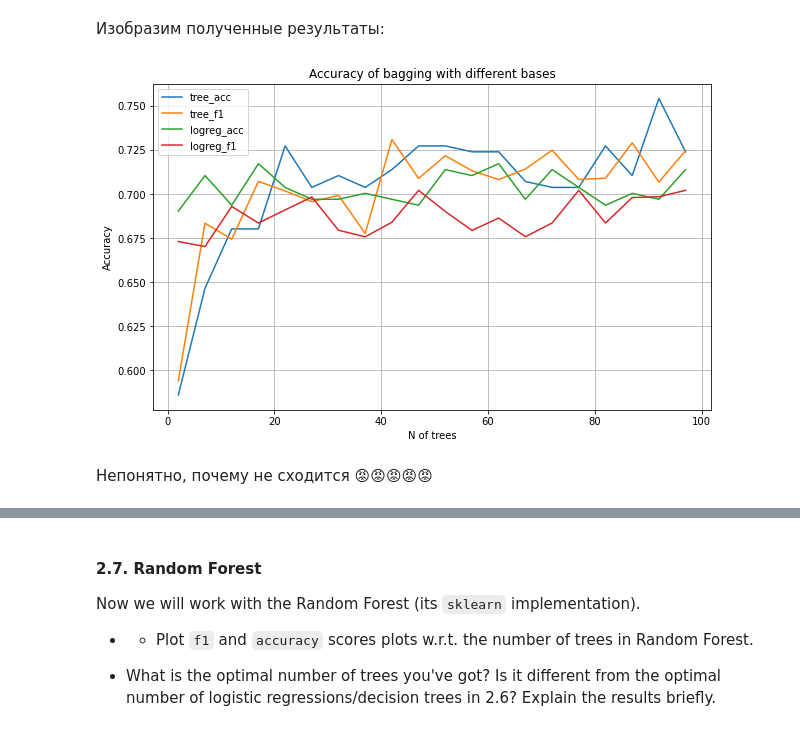
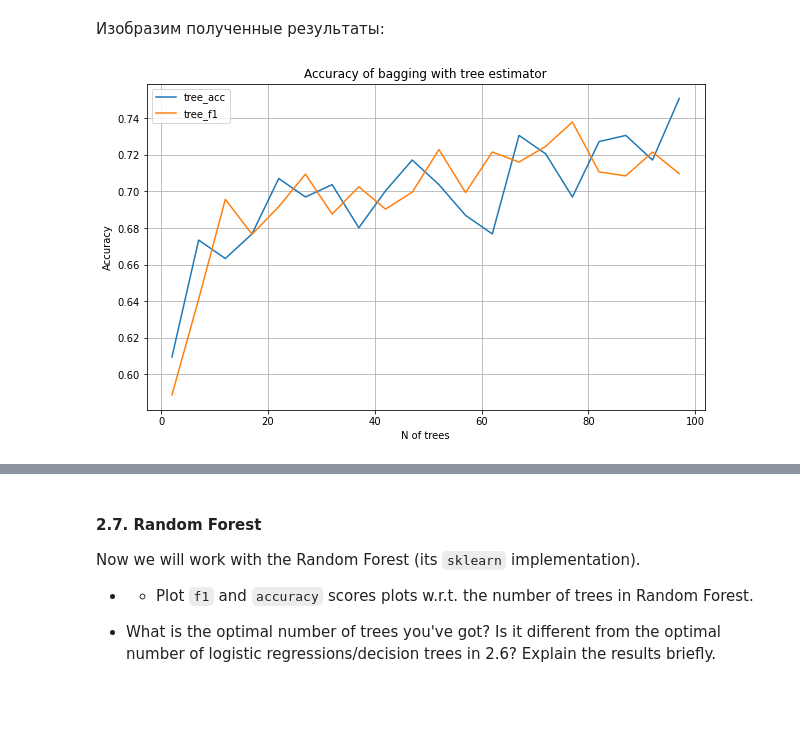
Before and after one commit to adtsvetkov/ml_made, a Jupyter notebook: Lab1_part2_ml_pipeline.ipynb, the cells around one changed output, grey strips where cells are left out. Saved outputs shown, nothing was run; the diff lists cells and outputs as text; code cells hidden in the pictures; blank space fills up the shorter version.

```diff
--- a/Lab1_part2_ml_pipeline.ipynb
+++ b/Lab1_part2_ml_pipeline.ipynb
@@ -510,21 +517,23 @@ We will build two ensembles: of logistic regressions and of decision trees.
 # %% [markdown]
 Возьмем лучшие параметры, которые мы посчитали выше, и пройдемся по количеству ансамблей.
 # %%
-best_logreg_f1 = LogisticRegression(multi_class='multinomial',
+best_logreg_f1 = LogisticRegressionCV(multi_class='multinomial',
                        solver='saga',
                        tol=1e-3,
-                       max_iter=500, penalty='l2', C=2)
+                       max_iter=500, penalty='l1', Cs=5)
 
-best_tree_f1 = DecisionTreeClassifier(max_depth=74)
+best_tree_f1 = DecisionTreeClassifier(max_depth=90)
 
-best_logreg_acc = LogisticRegression(multi_class='multinomial',
+best_logreg_acc = LogisticRegressionCV(multi_class='multinomial',
                        solver='saga',
                        tol=1e-3,
-                       max_iter=500, penalty='l2', C=1)
+                       max_iter=500, penalty='l1', Cs=3)
 
-best_tree_acc = DecisionTreeClassifier(max_depth=24)
+best_tree_acc = DecisionTreeClassifier(max_depth=36)
 # %%
 from sklearn.ensemble import BaggingClassifier
+import warnings
+from sklearn.exceptions import ConvergenceWarning
 
 tree_acc = []
 tree_f1 = []
@@ -535,10 +544,11 @@ logreg_f1 = []
 for i in range(2, 100, 5):
 
     # сначала f1 часть
-
-    clf1 = BaggingClassifier(base_estimator=best_logreg_f1, n_estimators=i)
-    clf1.fit(X_train_pca, y_train)
-    logreg_f1.append(f1_score(y_test, clf1.predict(X_test_pca), average="macro"))
+    with warnings.catch_warnings():
+        warnings.filterwarnings("ignore", category=ConvergenceWarning)
+        clf1 = BaggingClassifier(base_estimator=best_logreg_f1, n_estimators=i, bootstrap=False)
+        clf1.fit(X_train_pca, y_train)
+        logreg_f1.append(f1_score(y_test, clf1.predict(X_test_pca), average="macro"))
 
     clf2 = BaggingClassifier(base_estimator=best_tree_f1, n_estimators=i)
     clf2.fit(X_train_pca, y_train)
@@ -546,9 +556,11 @@ for i in range(2, 100, 5):
 
     # затем acc
 
-    clf3 = BaggingClassifier(base_estimator=best_logreg_acc, n_estimators=i)
-    clf3.fit(X_train_pca, y_train)
-    logreg_acc.append(accuracy_score(y_test, clf3.predict(X_test_pca)))
+    with warnings.catch_warnings():
+        warnings.filterwarnings("ignore", category=ConvergenceWarning)
+        clf3 = BaggingClassifier(base_estimator=best_logreg_acc, n_estimators=i)
+        clf3.fit(X_train_pca, y_train)
+        logreg_acc.append(accuracy_score(y_test, clf3.predict(X_test_pca)))
 
     clf4 = BaggingClassifier(base_estimator=best_tree_acc, n_estimators=i)
     clf4.fit(X_train_pca, y_train)
@@ -568,16 +580,12 @@ Best logreg_f1: 47
 # %%
 plt.figure(figsize=(10, 6))
 plt.plot(np.arange(2, 100, 5), tree_acc, label="tree_acc")
 plt.plot(np.arange(2, 100, 5), tree_f1, label="tree_f1")
-plt.plot(np.arange(2, 100, 5), logreg_acc, label="logreg_acc")
-plt.plot(np.arange(2, 100, 5), logreg_f1, label="logreg_f1")
-plt.title("Accuracy of bagging with different bases")
+plt.title("Accuracy of bagging with tree estimator")
 plt.xlabel("N of trees")
 plt.ylabel("Accuracy")
 plt.legend()
 plt.grid()
 plt.show()
 # %% [output]
-[figure, old version]
+[figure, new version]
-# %% [markdown]
-Непонятно, почему не сходится 😡😡😡😡😡
```
Also changed, not shown: parts of 47 cells of this notebook.
